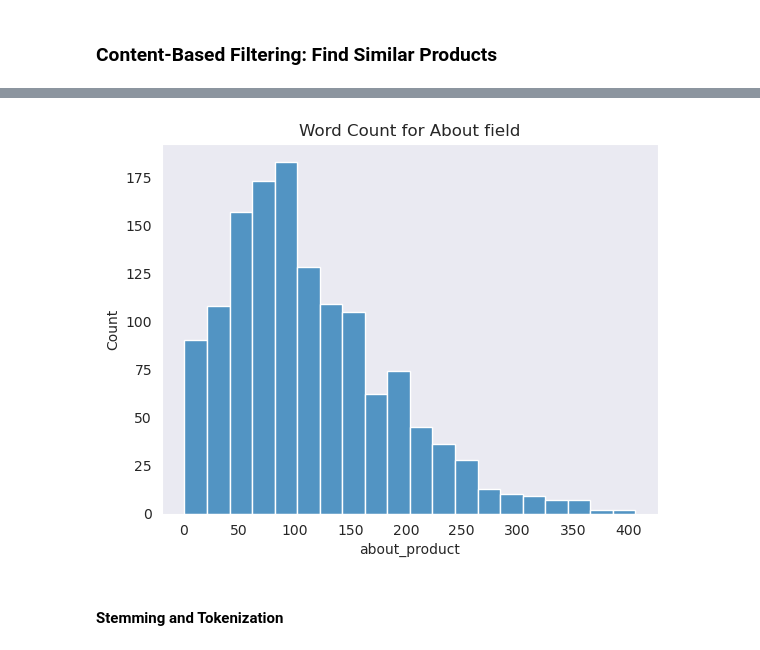
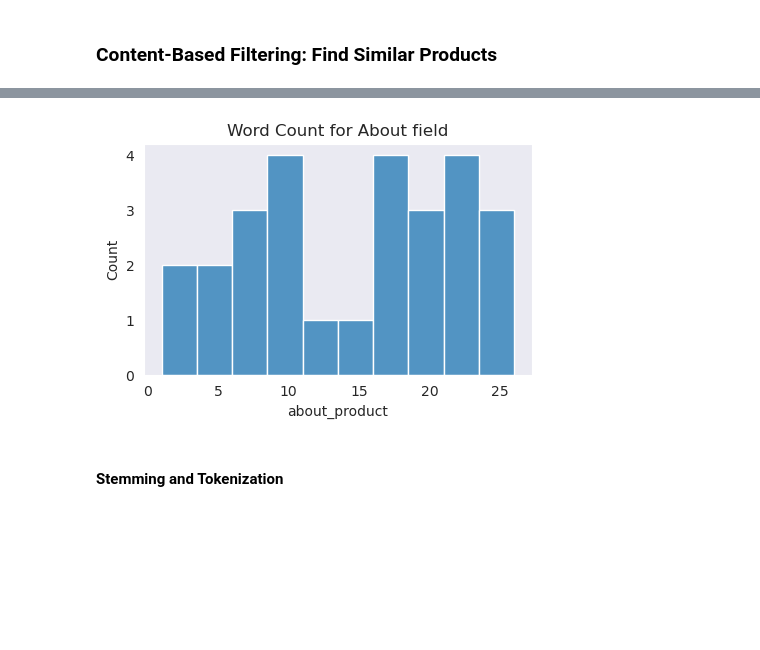
Before and after one commit to ds-edu/capstone3-recsys, a Jupyter notebook: recommender/notebooks/nb_recommender.ipynb, the cells around one changed output, grey strips where cells are left out. Drawn from its saved outputs; the diff is of its cells as text; code cells hidden in the pictures; blank space fills up the shorter version.

```diff
--- a/recommender/notebooks/nb_recommender.ipynb
+++ b/recommender/notebooks/nb_recommender.ipynb
@@ -38,4 +36,5 @@ df, raw_data_path = data_in.initiate_data_ingestion()
 # %%
 # Testing: - read file
 
-df = pd.read_csv('../data/raw/amazon_2023/Amazon-Reviews.csv', index_col=False)
+df = pd.read_csv('../data/raw/amazon_2023/Dummy_reviews.csv', index_col=False, dtype='object')
+# df = pd.read_csv('../data/raw/amazon_2023/dummy_exploded.csv', dtype='object', index_col=False)
@@ -379,8 +373,8 @@ def count_list(col: pd.Series) -> Counter:
 # %%
 # Count and extract all categories
 
-# df['categories'] = df['category'].apply(lambda x: x.split('|'))
-l_categories = df['category'].apply(lambda x: x.split('|'))
+df['categories'] = df['category'].apply(lambda x: x.split('|'))
+# l_categories = df['category'].apply(lambda x: x.split(' '))
 
 categories = count_list(l_categories)
 type(categories)
@@ -539,14 +533,15 @@ df.head(2)
 # %%
 # Distribution of word count for About column
 
 about_word_count = df.about_product.str.split().str.len()
 
 sns.set_style('dark')
-about_count = sns.histplot(x=about_word_count, bins=20)
+plt.figure(figsize=(5,3))
+about_count = sns.histplot(x=about_word_count, bins=10)
 about_count.set_title('Word Count for About field')
 plt.show()
 # %% [output]
-[figure, old version]
+[figure, new version]
 # %% [markdown]
 #### Stemming and Tokenization
 # %%
```
Also changed, not shown: parts of 80 cells of this notebook.
